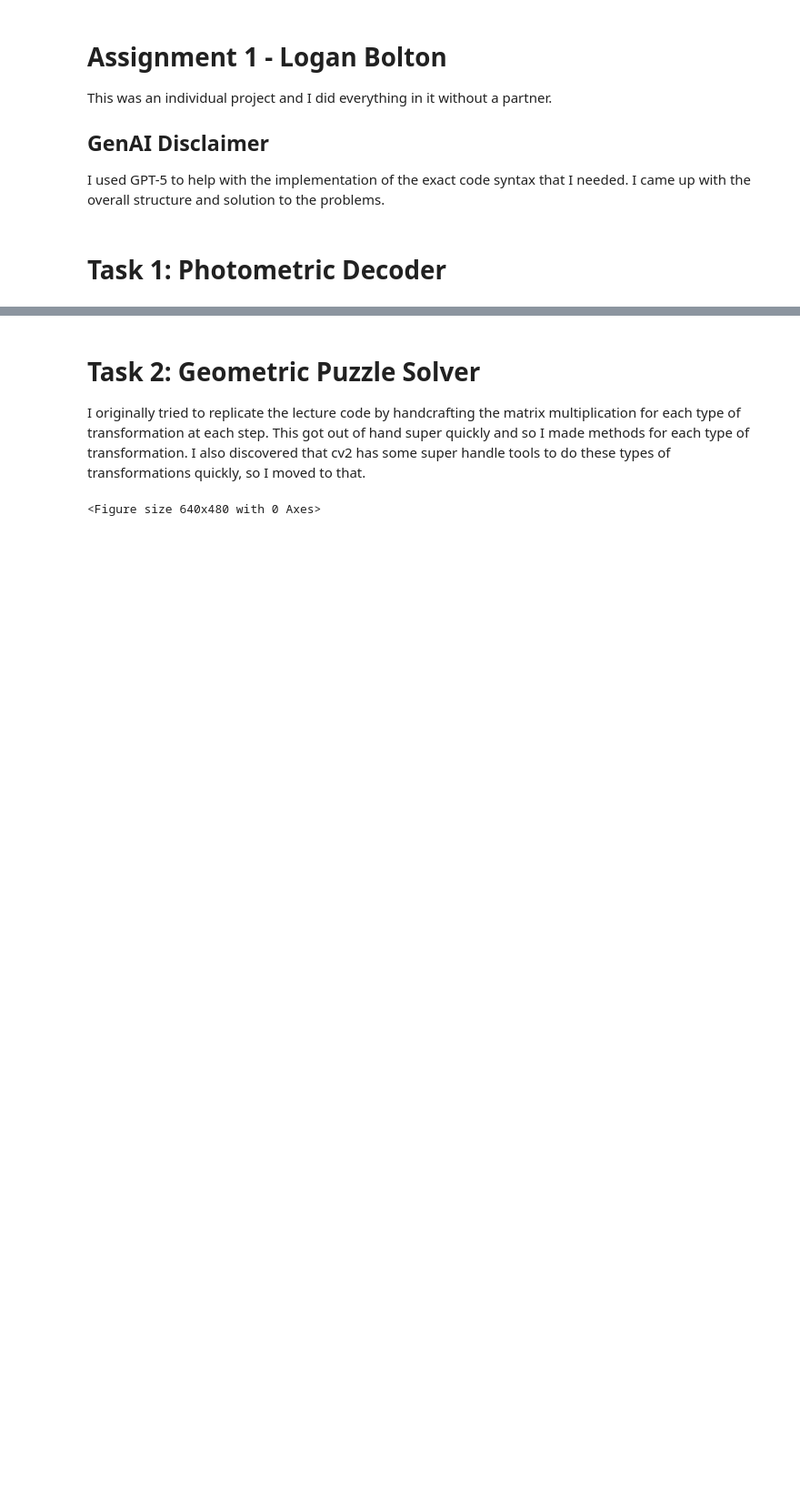
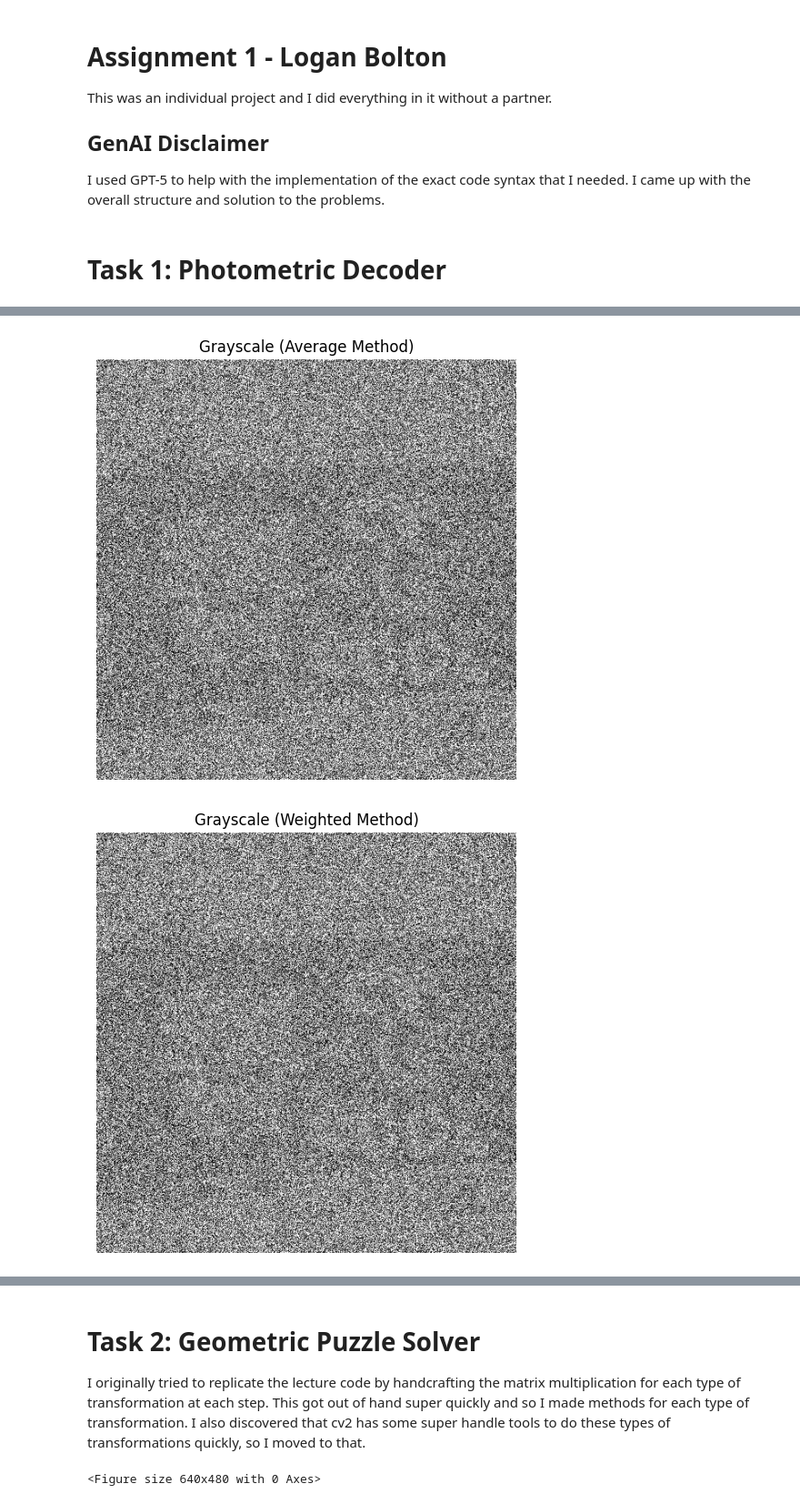
Before and after one commit to LoganBolton/Fall2025Classes, a Jupyter notebook: computer_vision/assignment1/assignment1.ipynb, the cells around one changed output, grey strips where cells are left out. Shown at 91% size. Drawn from its saved outputs; the diff is of its cells as text; code cells hidden in the pictures; blank space fills up the shorter version.

```diff
--- a/computer_vision/assignment1/assignment1.ipynb
+++ b/computer_vision/assignment1/assignment1.ipynb
@@ -20,0 +84,67 @@ from IPython.display import Image
+# %%
+# ===== 2a. GRAYSCALE CONVERSION =====
+# Method 1: Average grayscale
+gray_average = np.mean(photometric_img, axis=2).astype(np.uint8)
+
+plt.figure(figsize=(8, 6))
+plt.imshow(gray_average, cmap='gray')
+plt.title('Grayscale (Average Method)')
+plt.axis('off')
+plt.show()
+
+# Method 2: Weighted grayscale (luminance formula: 0.299*R + 0.587*G + 0.114*B)
+gray_weighted = (0.299 * photometric_img[:,:,0] +
+                 0.587 * photometric_img[:,:,1] +
+                 0.114 * photometric_img[:,:,2]).astype(np.uint8)
+
+plt.figure(figsize=(8, 6))
+plt.imshow(gray_weighted, cmap='gray')
+plt.title('Grayscale (Weighted Method)')
+plt.axis('off')
+plt.show()
+
+# ===== 2b. BRIGHTNESS ADJUSTMENT =====
+brightness_decrease = -50
+dark_img = np.clip(photometric_img.astype(np.int16) + brightness_decrease, 0, 255).astype(np.uint8)
+
+plt.figure(figsize=(8, 6))
+plt.imshow(dark_img)
+plt.title(f'Brightness {brightness_decrease}')
+plt.axis('off')
+plt.show()
+
+# ===== 2c. CONTRAST STRETCHING =====
+
+# Linear contrast stretching - stretch values to use full 0-255 range
+def contrast_stretch(image):
+    # Work with each channel separately for color images
+    stretched = np.zeros_like(image)
+    for channel in range(image.shape[2]):
+        ch = image[:,:,channel].astype(np.float32)
+        min_val = ch.min()
+        max_val = ch.max()
+        # Stretch to 0-255 range
+        stretched[:,:,channel] = ((ch - min_val) / (max_val - min_val) * 255).astype(np.uint8)
+    return stretched
+
+contrast_stretched = contrast_stretch(photometric_img)
+
+plt.figure(figsize=(8, 6))
+plt.imshow(contrast_stretched)
+plt.title('Contrast Stretched')
+plt.axis('off')
+plt.show()
+
+# Gamma correction with gamma > 1 (darkens bright areas)
+gamma_dark = 0.5
+gamma_corrected_dark = np.power(photometric_img / 255.0, gamma_dark) * 255
+gamma_corrected_dark = gamma_corrected_dark.astype(np.uint8)
+
+plt.figure(figsize=(8, 6))
+plt.imshow(gamma_corrected_dark)
+plt.title(f'Gamma Correction (γ = {gamma_dark})')
+plt.axis('off')
+plt.show()
+# %% [output]
+[figure, added]
+[figure, added]
```
Also changed, not shown: parts of 5 cells of this notebook.
